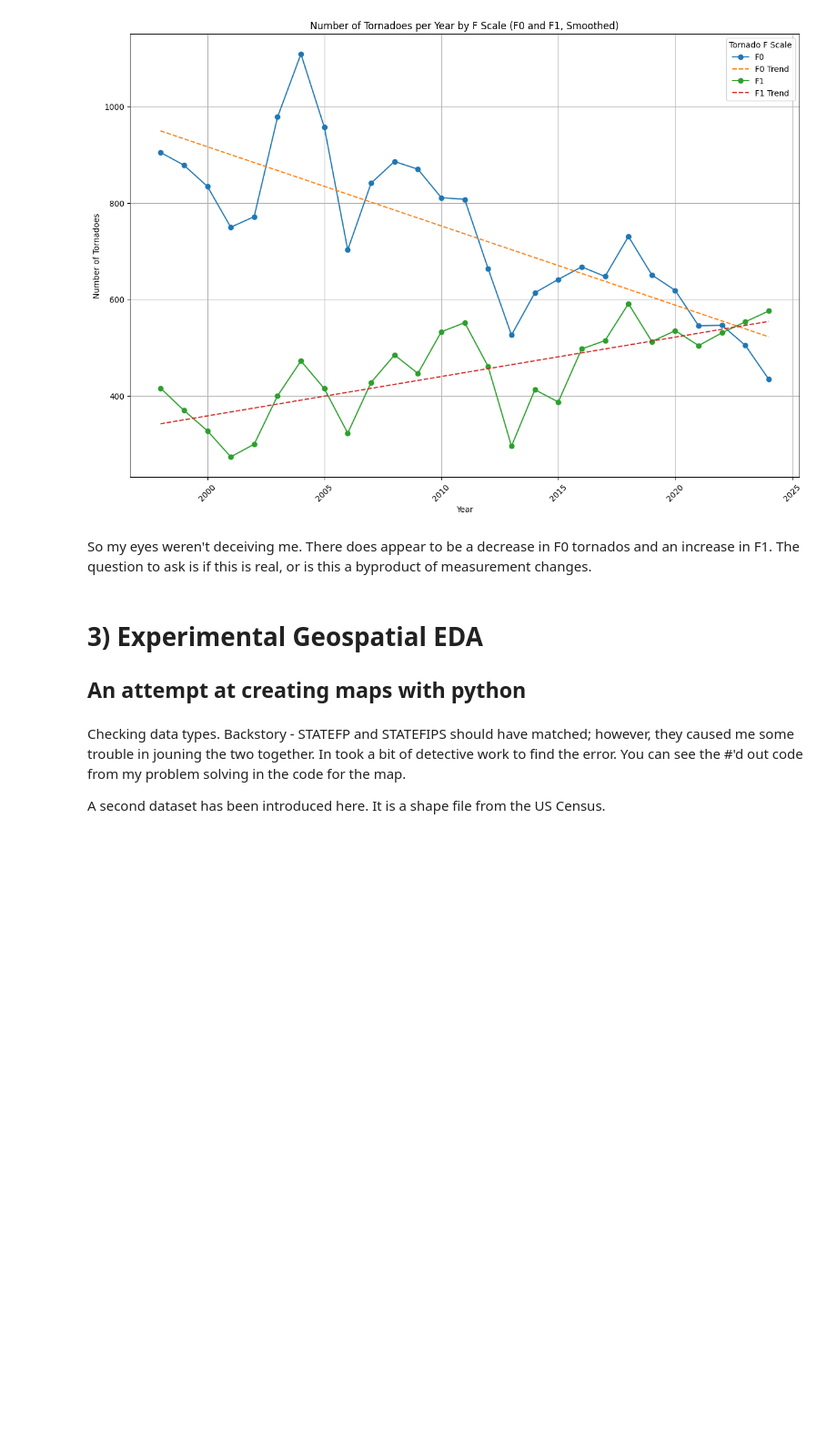
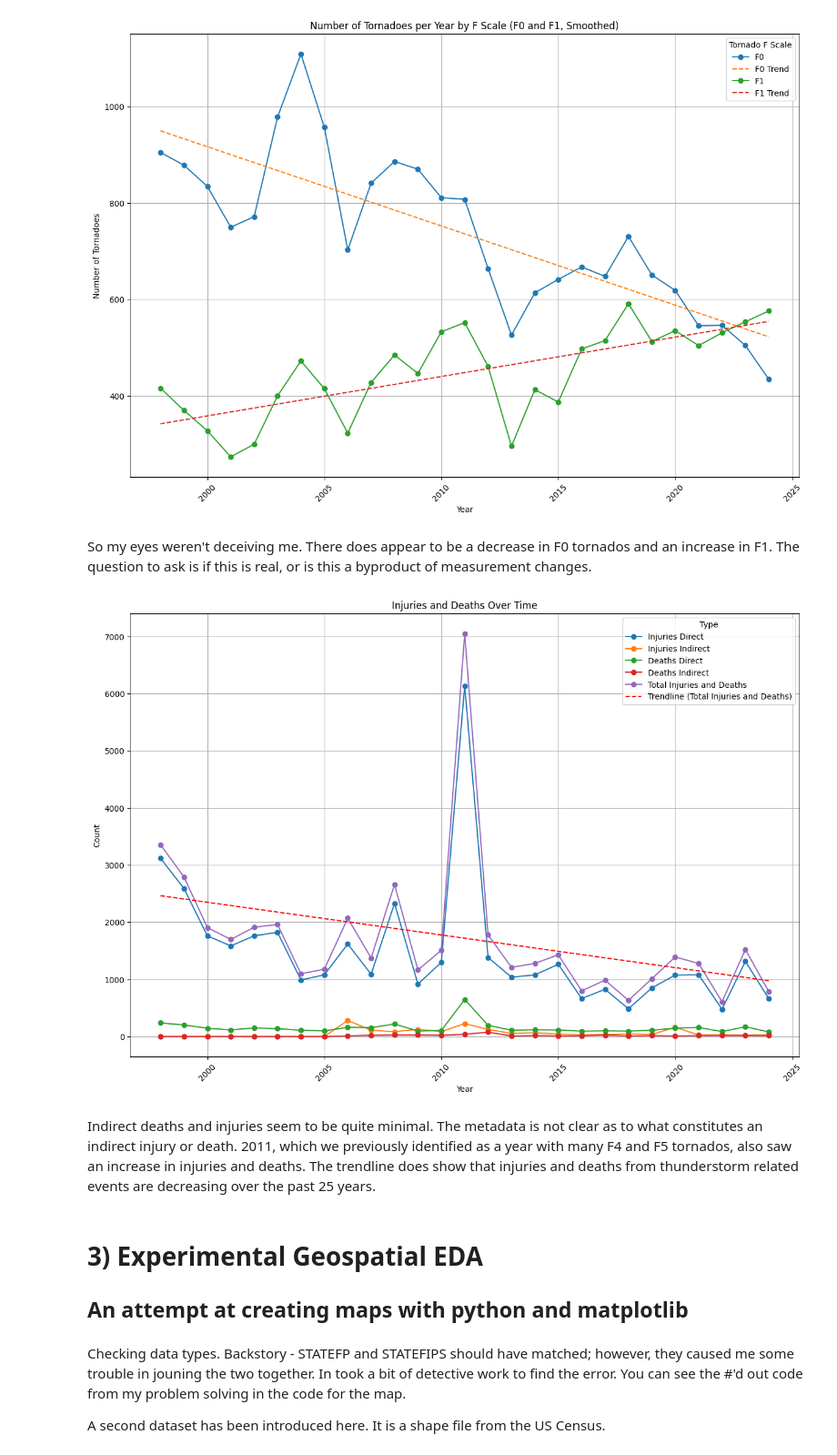
Before and after one commit to drpafowler/datafun-06-eda, a Jupyter notebook: philip_eda.ipynb, the cells around one changed output. Shown at 91% size. Saved outputs shown, nothing was run; the diff lists cells and outputs as text; code cells hidden in the pictures; blank space fills up the shorter version.

```diff
--- a/philip_eda.ipynb
+++ b/philip_eda.ipynb
@@ -888,9 +888,46 @@ plt.show()
 [figure]
 # %% [markdown]
 So my eyes weren't deceiving me.  There does appear to be a decrease in F0 tornados and an increase in F1.  The question to ask is if this is real, or is this a byproduct of measurement changes.
+# %%
+import matplotlib.pyplot as plt
+import numpy as np
+
+# Group by year and sum the injuries and deaths
+injuries_deaths_by_year = df.groupby('YEAR')[['INJURIES_DIRECT', 'INJURIES_INDIRECT', 'DEATHS_DIRECT', 'DEATHS_INDIRECT', 'total_injuries_deaths']].sum().reset_index()
+
+# Plot the line chart
+plt.figure(figsize=(15, 10))
+plt.plot(injuries_deaths_by_year['YEAR'], injuries_deaths_by_year['INJURIES_DIRECT'], marker='o', linestyle='-', label='Injuries Direct')
+plt.plot(injuries_deaths_by_year['YEAR'], injuries_deaths_by_year['INJURIES_INDIRECT'], marker='o', linestyle='-', label='Injuries Indirect')
+plt.plot(injuries_deaths_by_year['YEAR'], injuries_deaths_by_year['DEATHS_DIRECT'], marker='o', linestyle='-', label='Deaths Direct')
+plt.plot(injuries_deaths_by_year['YEAR'], injuries_deaths_by_year['DEATHS_INDIRECT'], marker='o', linestyle='-', label='Deaths Indirect')
+plt.plot(injuries_deaths_by_year['YEAR'], injuries_deaths_by_year['total_injuries_deaths'], marker='o', linestyle='-', label='Total Injuries and Deaths')
+
+# Add trendline for total injuries and deaths
+x = injuries_deaths_by_year['YEAR']
+y = injuries_deaths_by_year['total_injuries_deaths']
+z = np.polyfit(x, y, 1)
+p = np.poly1d(z)
+plt.plot(x, p(x), linestyle='--', color='r', label='Trendline (Total Injuries and Deaths)')
+
+# Add labels and title
+plt.xlabel('Year')
+plt.ylabel('Count')
+plt.title('Injuries and Deaths Over Time')
+plt.legend(title='Type')
+plt.grid(True)
+plt.xticks(rotation=45)
+
+# Show the plot
+plt.show()
+# %% [output]
+[figure, added]
+# %% [markdown]
+Indirect deaths and injuries seem to be quite minimal.  The metadata is not clear as to what constitutes an indirect injury or death.  2011, which we previously identified as a year with many F4 and F5 tornados, also saw an increase in injuries and deaths.
+The trendline does show that injuries and deaths from thunderstorm related events are decreasing over the past 25 years.
 # %% [markdown]
 # 3) Experimental Geospatial EDA
-## An attempt at creating maps with python
+## An attempt at creating maps with python and matplotlib
 # %% [markdown]
 Checking data types.  Backstory - STATEFP and STATEFIPS should have matched; however, they caused me some trouble in jouning the two together.  In took a bit of detective work to find the error.  You can see the #'d out code from my problem solving in the code for the map.
 
```
